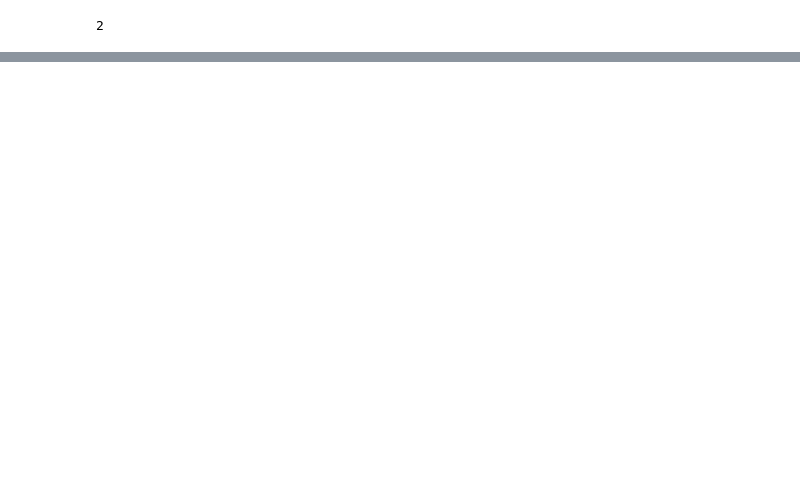
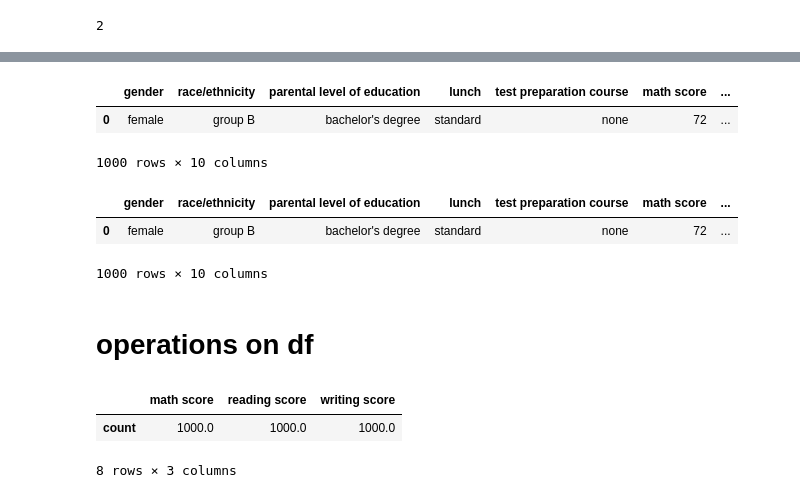
Before and after one commit to Nigamkumarsingh/Python_ds_FCCp, a Jupyter notebook: 01_pandas_numpy.ipynb, the cells around one changed output, grey strips where cells are left out. Cells and saved outputs as stored; diff of their text form; code cells hidden in the pictures; blank space fills up the shorter version.

```diff
--- a/01_pandas_numpy.ipynb
+++ b/01_pandas_numpy.ipynb
@@ -266,0 +266,35 @@ array([37.17, 13.09, 76.61, 36.01, 45.32, 17.14,  7.94, 45.19, 31.8 ,
+# %%
+#adding a new column with assign
+import numpy as np
+import pandas as pd
+df = pd.read_csv('StudentsPerformance.csv')
+score_1 = np.random.randint(1,100,size = 1000)
+score_2 = np.random.randint(1,100,size = 1000)
+series_1 = pd.Series(score_1,index = np.arange(0,1000))
+series_2 = pd.Series(score_2,index = np.arange(0,1000))
+df = df.assign(score1 = series_1,score2 = series_2)
+df
+# %% [output]
+|  | gender | race/ethnicity | parental level of education | lunch | test preparation course | math score | ... |
+| 0 | female | group B | bachelor's degree | standard | none | 72 | ... |
+1000 rows × 10 columns
+# %%
+#adding a new column with insert
+demo_random_data = np.random.randint(0,45,size=1000)
+demo_series = pd.Series(demo_random_data,index = np.arange(0,1000))
+# df.insert(3,'demo column',demo_random_data) here column added using insert check for hashable once again
+df
+# %% [output]
+|  | gender | race/ethnicity | parental level of education | lunch | test preparation course | math score | ... |
+| 0 | female | group B | bachelor's degree | standard | none | 72 | ... |
+1000 rows × 10 columns
+# %% [markdown]
+# operations on df
+# %%
+import pandas as pd
+df = pd.read_csv('StudentsPerformance.csv')
+df.describe()
+# %% [output]
+|  | math score | reading score | writing score |
+| count | 1000.0 | 1000.0 | 1000.0 |
+8 rows × 3 columns
```
Also changed, not shown: parts of 19 cells of this notebook, 4 other files.
